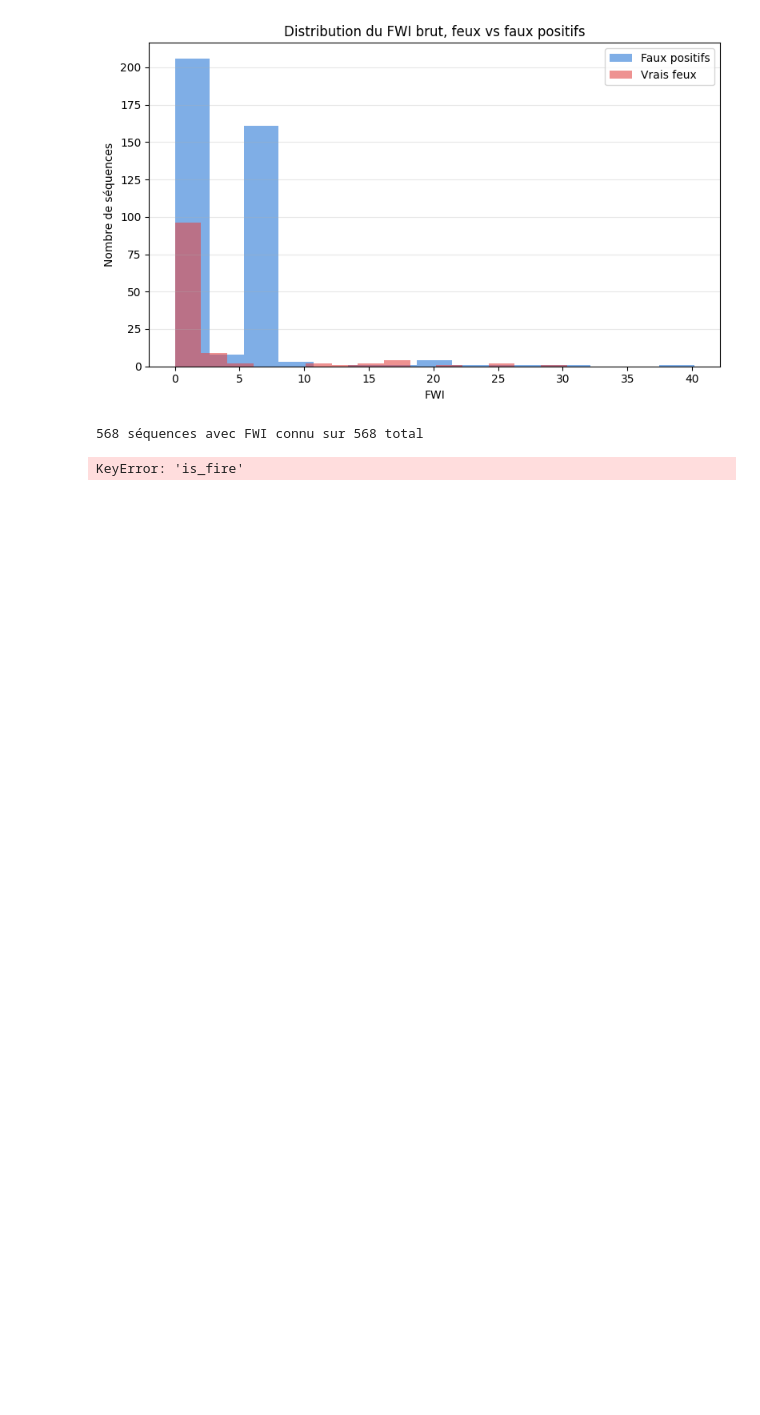
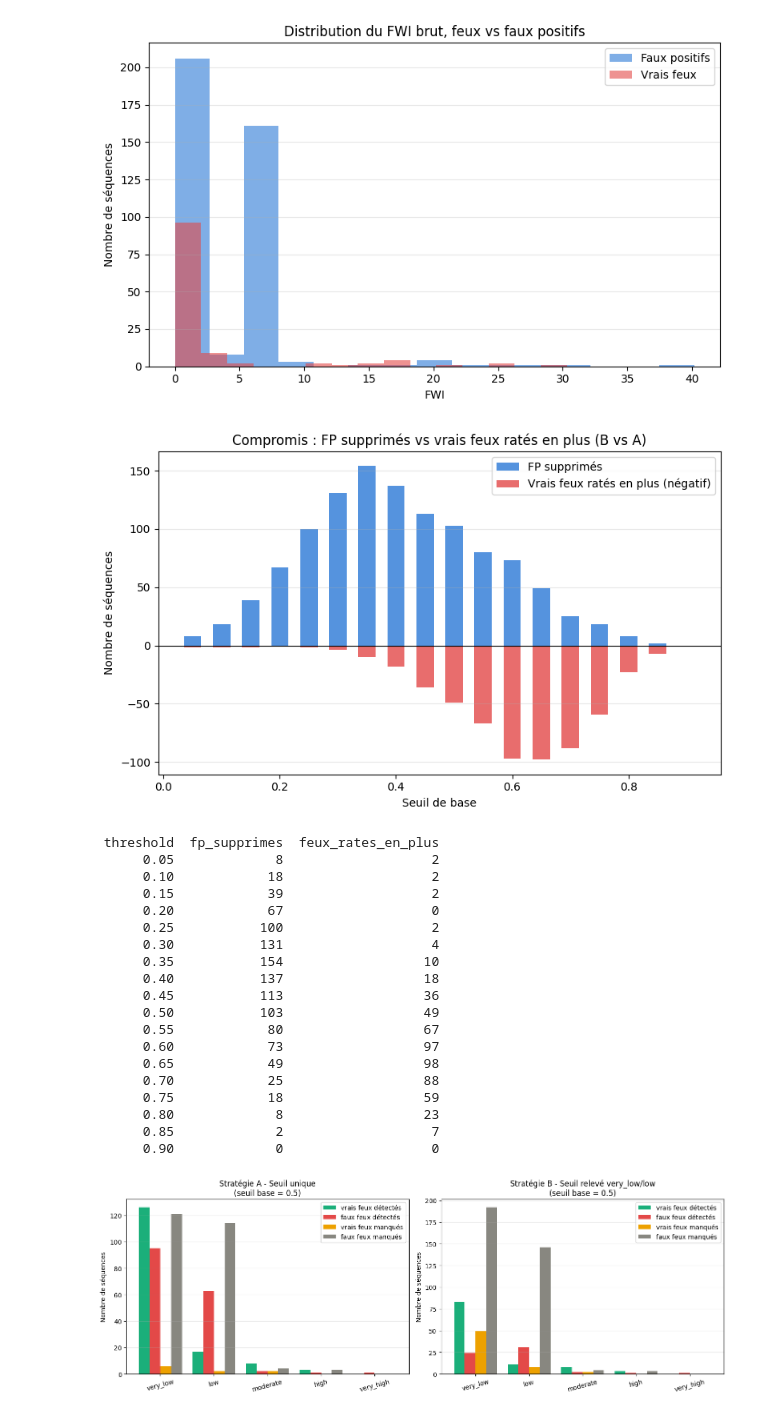
Before and after one commit to Octavien41/HACK-PYRON, a Jupyter notebook: main.ipynb, the cells around one changed output. Saved outputs shown, nothing was run; the diff lists cells and outputs as text; code cells hidden in the pictures; blank space fills up the shorter version.

Commit message:
ajout des graphes

```diff
--- a/main.ipynb
+++ b/main.ipynb
@@ -333,7 +330,7 @@ plt.show()
 
 # On ne garde que les séquences avec un FWI connu
 df_eval = df[df["fwi_class"].notna()].copy()
-print(f"{len(df_eval)} séquences avec FWI connu sur {len(df)} total")
+BASE_THRESHOLD = 0.5
 
 FWI_ORDER = ["very_low", "low", "moderate", "high", "very_high", "extreme"]
 
@@ -347,7 +344,7 @@ def apply_rule(df, seuil, seuil_classe):
     return predicted_fire #recupere les feux au dessus du seuil, selon la classe FWI
 
 def compute_metrics(df, predicted_fire):
-    y_true = df["is_fire"]
+    y_true = df["label"].isin(["wildfire", "smoke"])
     vrai_feu_detecté = (predicted_fire &  y_true).sum()
     faux_feu_detecté = (predicted_fire & ~y_true).sum()
     faux_feu_manqués = (~predicted_fire &  y_true).sum()
@@ -356,10 +353,8 @@ def compute_metrics(df, predicted_fire):
     recall    = vrai_feu_detecté / (vrai_feu_detecté + faux_feu_manqués) if (vrai_feu_detecté + faux_feu_manqués) > 0 else 0
     return dict(tp=vrai_feu_detecté, fp=faux_feu_detecté, fn=faux_feu_manqués, tn=vrai_feu_manqués,
                 precision=precision, recall=recall)
+
 #on va tenter des seuils qui varient
-
-import matplotlib.pyplot as plt
-import numpy as np
 
 thresholds = np.arange(0.05, 0.95, 0.05)
 
@@ -424,32 +419,51 @@ for ax, (strat_name, fwi_thr) in zip(axes, [
 ]):
     records = []
     for fwi_cls in FWI_ORDER:
         sub = df_eval[df_eval["fwi_class"] == fwi_cls]
         if len(sub) == 0:
             continue
         pred = apply_rule(sub, BASE_THRESHOLD, fwi_thr)
         m = compute_metrics(sub, pred)
         records.append({"fwi_class": fwi_cls, **m})
 
     df_conf = pd.DataFrame(records).set_index("fwi_class")
 
     x = np.arange(len(df_conf))
     w = 0.2
     ax.bar(x - 1.5*w, df_conf["tp"], w, label="vrais feux détectés", color="#1baf7a")
     ax.bar(x - 0.5*w, df_conf["fp"], w, label="faux feux détectés", color="#e34948")
     ax.bar(x + 0.5*w, df_conf["fn"], w, label="vrais feux manqués", color="#eda100")
     ax.bar(x + 1.5*w, df_conf["tn"], w, label="faux feux manqués", color="#888780")
 
     ax.set_xticks(x)
     ax.set_xticklabels(df_conf.index, rotation=15)
     ax.set_ylabel("Nombre de séquences")
     ax.set_title(f"Stratégie {strat_name}\n(seuil base = {BASE_THRESHOLD})")
     ax.legend()
     ax.grid(axis="y", alpha=0.3)
 
 plt.tight_layout()
 plt.savefig("confusion_par_fwi_class.png", dpi=150)
 plt.show()
 # %% [output]
+[figure, added]
-568 séquences avec FWI connu sur 568 total
+ threshold  fp_supprimes  feux_rates_en_plus
+      0.05             8                   2
+      0.10            18                   2
+      0.15            39                   2
+      0.20            67                   0
+      0.25           100                   2
+      0.30           131                   4
+      0.35           154                  10
+      0.40           137                  18
+      0.45           113                  36
+      0.50           103                  49
+      0.55            80                  67
+      0.60            73                  97
+      0.65            49                  98
+      0.70            25                  88
+      0.75            18                  59
+      0.80             8                  23
+      0.85             2                   7
+      0.90             0                   0
-KeyError: 'is_fire'
+[figure, added]
```
Also changed, not shown: parts of 3 cells of this notebook, 2 other files.
